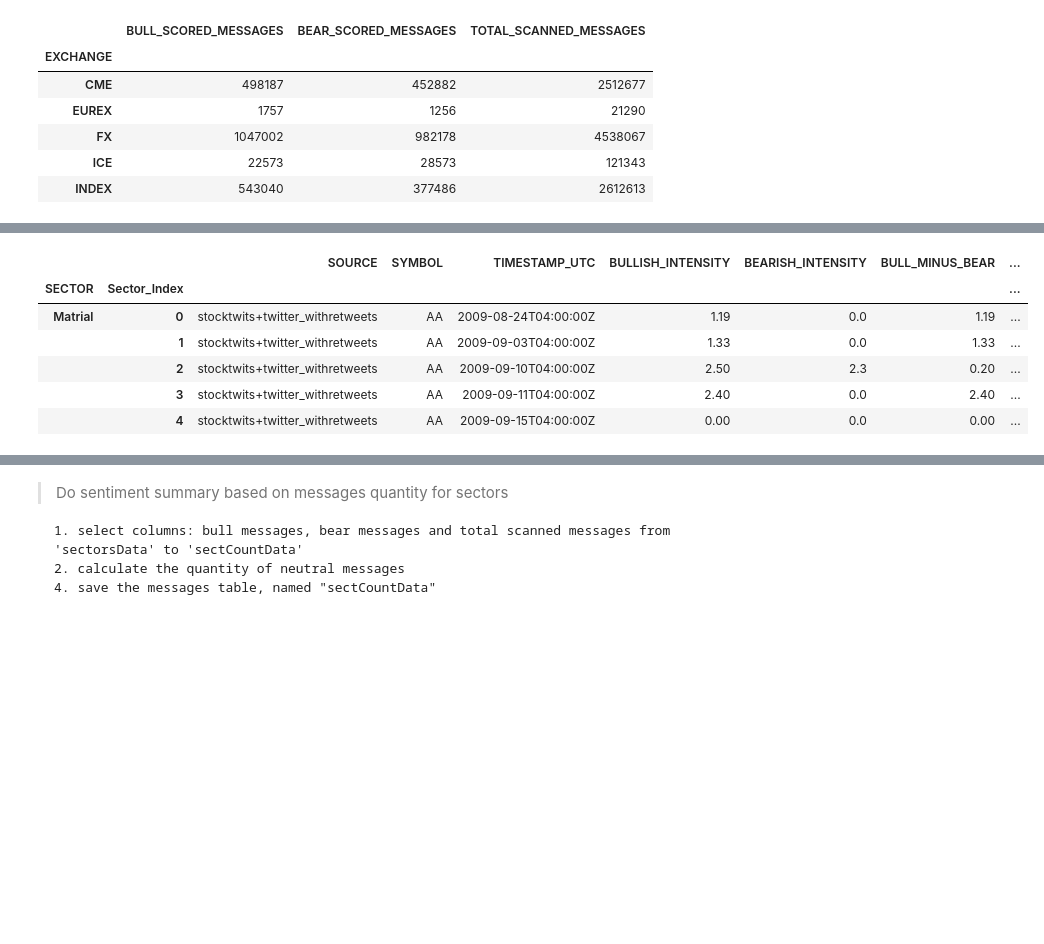
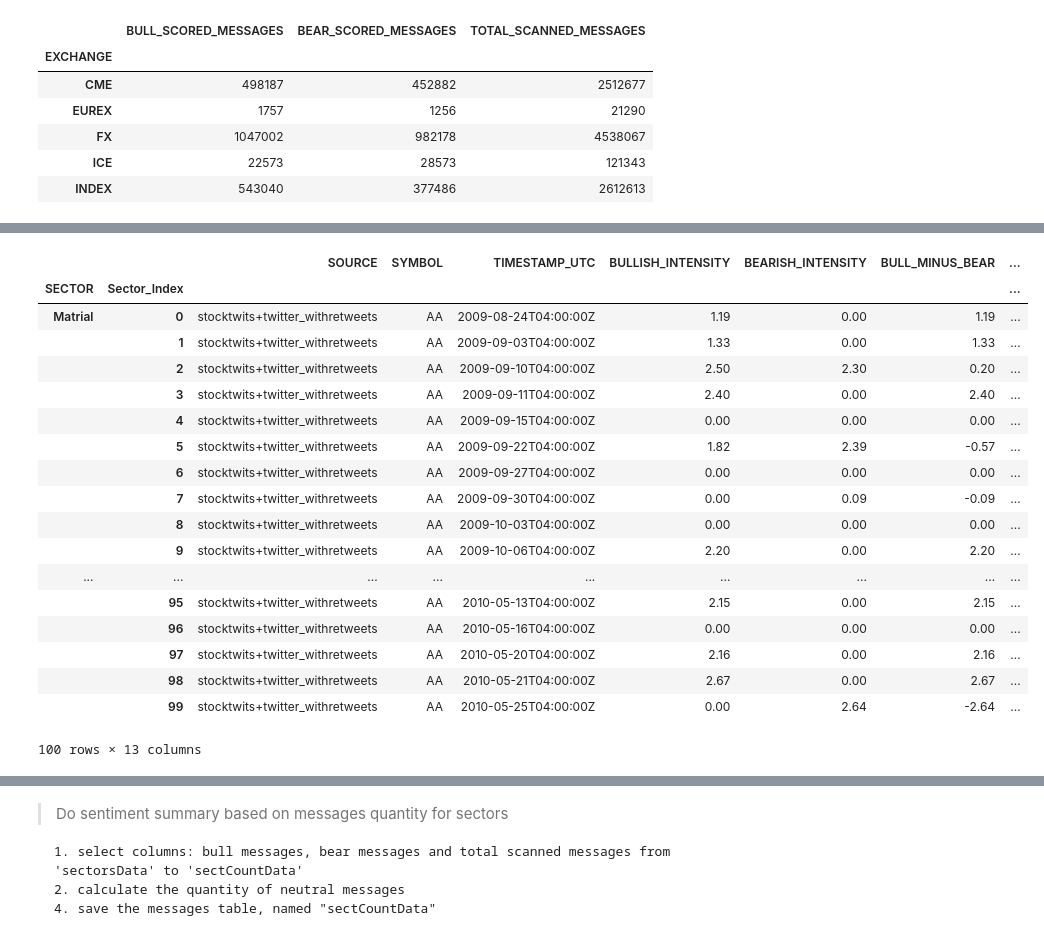
Before and after one commit to densekernel/sentisignal, a Jupyter notebook: stockTwDaily.ipynb, the cells around one changed output, grey strips where cells are left out. Saved outputs shown, nothing was run; the diff lists cells and outputs as text; code cells hidden in the pictures; blank space fills up the shorter version.

```diff
--- a/stockTwDaily.ipynb
+++ b/stockTwDaily.ipynb
@@ -540,19 +574,31 @@ memory usage: 14.8+ MB
 # %%
 # merge the sectors datasets together
 sectorsData = concat([secMatMerge,secCongMerge,secConsuMerge,secFinanMerge,secHealthMerge,
                       secIndusMerge,secServMerge,secTechMerge,secUtilMerge],
                      keys=['Matrial','Conglomerates','Consumer_goods','Financial','Healthcare',
                            'Industrial_goods','Services','Technology','Utilities'],
                      names = ['SECTOR','Sector_Index'])
-sectorsData.head()
+sectorsData.head(100)
 # %% [output]
 |  |  | SOURCE | SYMBOL | TIMESTAMP_UTC | BULLISH_INTENSITY | BEARISH_INTENSITY | BULL_MINUS_BEAR | ... |
 | SECTOR | Sector_Index |  |  |  |  |  |  | ... |
-| Matrial | 0 | stocktwits+twitter_withretweets | AA | 2009-08-24T04:00:00Z | 1.19 | 0.0 | 1.19 | ... |
-|  | 1 | stocktwits+twitter_withretweets | AA | 2009-09-03T04:00:00Z | 1.33 | 0.0 | 1.33 | ... |
-|  | 2 | stocktwits+twitter_withretweets | AA | 2009-09-10T04:00:00Z | 2.50 | 2.3 | 0.20 | ... |
-|  | 3 | stocktwits+twitter_withretweets | AA | 2009-09-11T04:00:00Z | 2.40 | 0.0 | 2.40 | ... |
-|  | 4 | stocktwits+twitter_withretweets | AA | 2009-09-15T04:00:00Z | 0.00 | 0.0 | 0.00 | ... |
+| Matrial | 0 | stocktwits+twitter_withretweets | AA | 2009-08-24T04:00:00Z | 1.19 | 0.00 | 1.19 | ... |
+|  | 1 | stocktwits+twitter_withretweets | AA | 2009-09-03T04:00:00Z | 1.33 | 0.00 | 1.33 | ... |
+|  | 2 | stocktwits+twitter_withretweets | AA | 2009-09-10T04:00:00Z | 2.50 | 2.30 | 0.20 | ... |
+|  | 3 | stocktwits+twitter_withretweets | AA | 2009-09-11T04:00:00Z | 2.40 | 0.00 | 2.40 | ... |
+|  | 4 | stocktwits+twitter_withretweets | AA | 2009-09-15T04:00:00Z | 0.00 | 0.00 | 0.00 | ... |
+|  | 5 | stocktwits+twitter_withretweets | AA | 2009-09-22T04:00:00Z | 1.82 | 2.39 | -0.57 | ... |
+|  | 6 | stocktwits+twitter_withretweets | AA | 2009-09-27T04:00:00Z | 0.00 | 0.00 | 0.00 | ... |
+|  | 7 | stocktwits+twitter_withretweets | AA | 2009-09-30T04:00:00Z | 0.00 | 0.09 | -0.09 | ... |
+|  | 8 | stocktwits+twitter_withretweets | AA | 2009-10-03T04:00:00Z | 0.00 | 0.00 | 0.00 | ... |
+|  | 9 | stocktwits+twitter_withretweets | AA | 2009-10-06T04:00:00Z | 2.20 | 0.00 | 2.20 | ... |
+| ... | ... | ... | ... | ... | ... | ... | ... | ... |
+|  | 95 | stocktwits+twitter_withretweets | AA | 2010-05-13T04:00:00Z | 2.15 | 0.00 | 2.15 | ... |
+|  | 96 | stocktwits+twitter_withretweets | AA | 2010-05-16T04:00:00Z | 0.00 | 0.00 | 0.00 | ... |
+|  | 97 | stocktwits+twitter_withretweets | AA | 2010-05-20T04:00:00Z | 2.16 | 0.00 | 2.16 | ... |
+|  | 98 | stocktwits+twitter_withretweets | AA | 2010-05-21T04:00:00Z | 2.67 | 0.00 | 2.67 | ... |
+|  | 99 | stocktwits+twitter_withretweets | AA | 2010-05-25T04:00:00Z | 0.00 | 2.64 | -2.64 | ... |
+100 rows × 13 columns
 # %%
 sectorsData.to_csv('~/psychSignalData/output/DataBySectors.csv', encoding='utf-8')
 # %%
```
Also changed, not shown: parts of 24 cells of this notebook, 3 other files.
